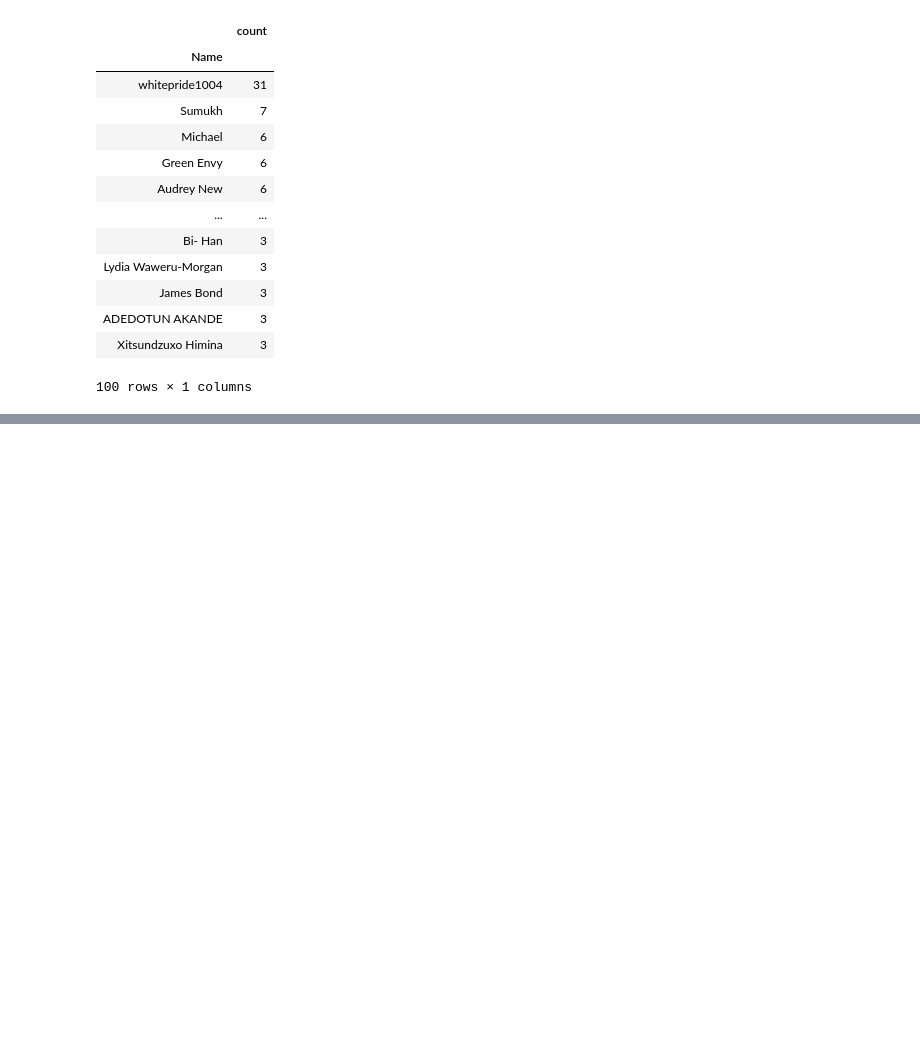
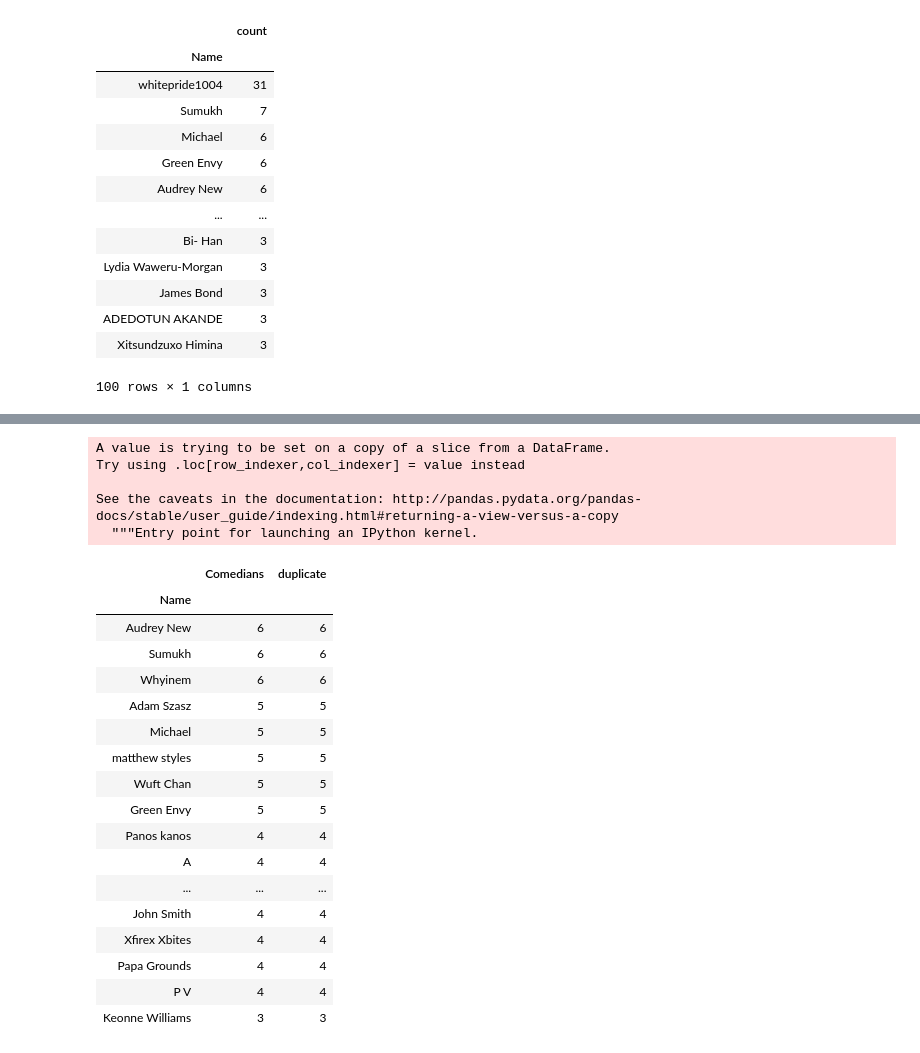
Before and after one commit to k11tqa25/nlp_based_recommender, a Jupyter notebook: User Overlap.ipynb, the cells around one changed output, grey strips where cells are left out. Saved outputs shown, nothing was run; the diff lists cells and outputs as text; code cells hidden in the pictures; blank space fills up the shorter version.

```diff
--- a/User Overlap.ipynb
+++ b/User Overlap.ipynb
@@ -201,0 +309,30 @@ df_name.head(100)
+# %%
+df_clean['duplicate'] = df_clean.duplicated()
+df_clean = df_clean[~df_clean['duplicate']]
+# %% [output]
+A value is trying to be set on a copy of a slice from a DataFrame.
+Try using .loc[row_indexer,col_indexer] = value instead
+
+See the caveats in the documentation: http://pandas.pydata.org/pandas-docs/stable/user_guide/indexing.html#returning-a-view-versus-a-copy
+  """Entry point for launching an IPython kernel.
+# %%
+df_clean.groupby('Name').count().sort_values(by='Comedians', ascending=False).head(20)
+# %% [output]
+|  | Comedians | duplicate |
+| Name |  |  |
+| Audrey New | 6 | 6 |
+| Sumukh | 6 | 6 |
+| Whyinem | 6 | 6 |
+| Adam Szasz | 5 | 5 |
+| Michael | 5 | 5 |
+| matthew styles | 5 | 5 |
+| Wuft Chan | 5 | 5 |
+| Green Envy | 5 | 5 |
+| Panos kanos | 4 | 4 |
+| A | 4 | 4 |
+| ... | ... | ... |
+| John Smith | 4 | 4 |
+| Xfirex Xbites | 4 | 4 |
+| Papa Grounds | 4 | 4 |
+| P V | 4 | 4 |
+| Keonne Williams | 3 | 3 |
```
Also changed, not shown: parts of 17 cells of this notebook, 5 other files.
